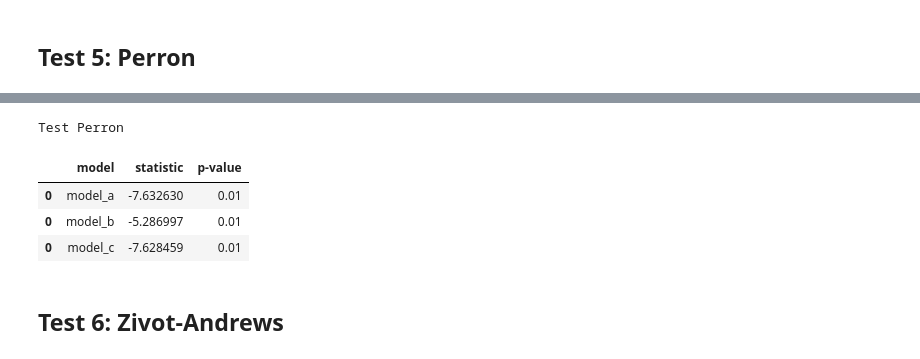
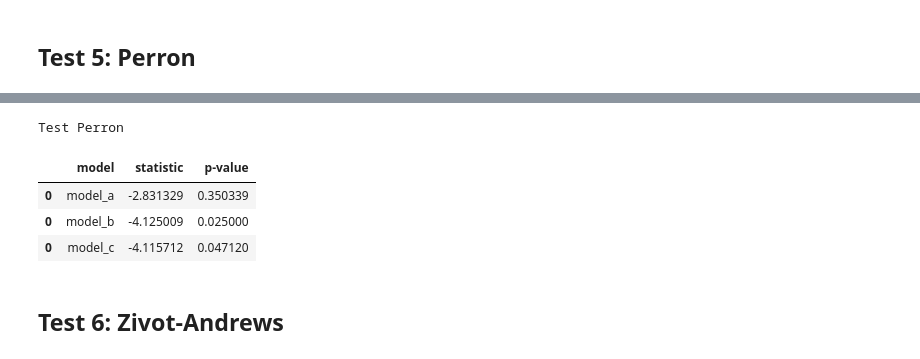
Before and after one commit to ensta630team/Homeworks, a Jupyter notebook: presentation/notebooks/hw_3/testing.ipynb, the cells around one changed output, grey strips where cells are left out. Saved outputs shown, nothing was run; the diff lists cells and outputs as text; code cells hidden in the pictures.

```diff
--- a/presentation/notebooks/hw_3/testing.ipynb
+++ b/presentation/notebooks/hw_3/testing.ipynb
@@ -25,11 +25,15 @@ The autoreload extension is already loaded. To reload it, use:
 # %% [markdown]
 ### Simulacion
 # %%
-types_of_series = ['stationary', 'unit_root', 'break', 'outlier', 'nonlinear_trend', 'longterm_unit_root']
+types_of_series = ['stationary', 'unit_root', 'break', 'break_ss', 'outlier',
+                   'nonlinear_trend', 'longterm_unit_root']
 nobs = 200
 dataset = {}
+
 for kind in types_of_series:
-    dataset[kind] = create_time_series(kind, nobs, ss=True, randseed=42) # para que todos los test se comparen con los mismos datos
+    dataset[kind] = create_time_series(kind, nobs, randseed=42, break_point=50) # para que todos los test se comparen con los mismos datos
+    if ss:
+        ss = False
 dataset['t'] = np.linspace(0, 1, nobs)
 # %%
 fig, axes = plt.subplots(
@@ -84,12 +103,11 @@ Test KPSS
 # %%
-metrics = testmodule.test_perron(dataset['stationary'])
-metrics
+metrics = testmodule.test_perron(dataset['break_ss'], break_point=50)
 # %% [output]
 Test Perron
 |  | model | statistic | p-value |
-| 0 | model_a | -7.632630 | 0.01 |
-| 0 | model_b | -5.286997 | 0.01 |
-| 0 | model_c | -7.628459 | 0.01 |
+| 0 | model_a | -2.831329 | 0.350339 |
+| 0 | model_b | -4.125009 | 0.025000 |
+| 0 | model_c | -4.115712 | 0.047120 |
 # %% [markdown]
 ## Test 6: Zivot-Andrews
 # %%
```
Also changed, not shown: parts of 4 cells of this notebook, 9 other files.
